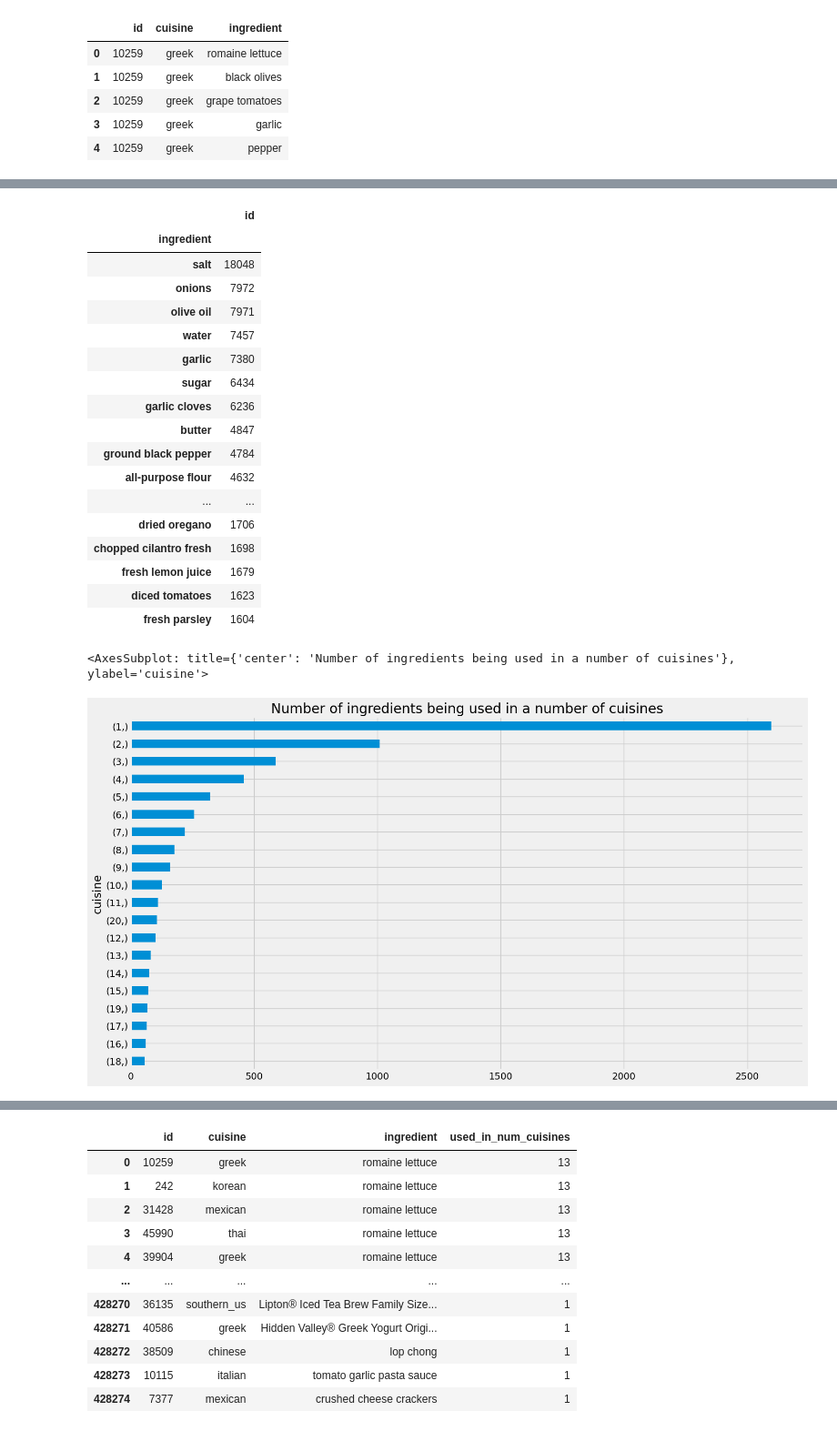
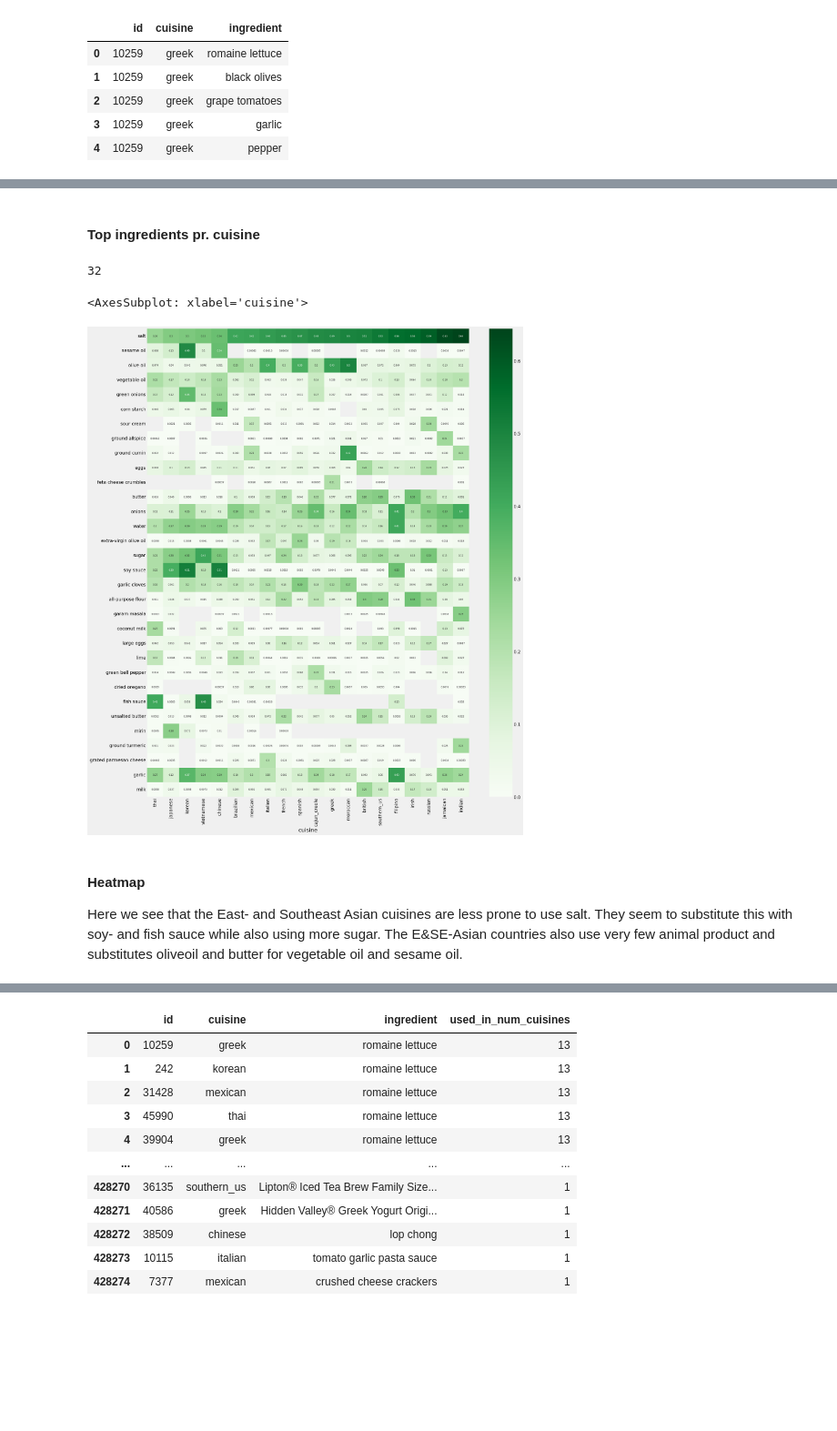
Before and after one commit to Askenm/AASAMC, a Jupyter notebook: src/EDA.ipynb, the cells around one changed output, grey strips where cells are left out. Shown at 91% size. Cells and saved outputs as stored; diff of their text form; code cells hidden in the pictures; blank space fills up the shorter version.

```diff
--- a/src/EDA.ipynb
+++ b/src/EDA.ipynb
@@ -100,38 +210,41 @@ recipes.plot(kind='hist',
-# %%
-recipes.head(40)
-# %% [output]
-|  | id |
-| ingredient |  |
-| salt | 18048 |
-| onions | 7972 |
-| olive oil | 7971 |
-| water | 7457 |
-| garlic | 7380 |
-| sugar | 6434 |
-| garlic cloves | 6236 |
-| butter | 4847 |
-| ground black pepper | 4784 |
-| all-purpose flour | 4632 |
-| ... | ... |
-| dried oregano | 1706 |
-| chopped cilantro fresh | 1698 |
-| fresh lemon juice | 1679 |
-| diced tomatoes | 1623 |
-| fresh parsley | 1604 |
-# %%
-plt.style.use('fivethirtyeight')
-cuisines = df[['cuisine','ingredient']].drop_duplicates()\
-                            .groupby('ingredient')\
-                            .aggregate('count')\
-                            .sort_values(by='cuisine',
-                                         ascending=False)\
-
-
-cuisine_counts = cuisines.value_counts().sort_values()
-
-cuisine_counts.plot(kind='barh',
-                   figsize=[16,9],
-                   title='Number of ingredients being used in a number of cuisines')
-# %% [output]
-<AxesSubplot: title={'center': 'Number of ingredients being used in a number of cuisines'}, ylabel='cuisine'>
-[figure, removed]
+# %% [markdown]
+#### Top ingredients pr. cuisine
+# %%
+## Here we find the top 5 ingredients for each cuisine
+## We then create a heatmap of how common these are across regions
+all_ingredients = set()
+cuisine_ingredients = defaultdict(dict)
+for cuisine in df['cuisine'].unique():
+    view = df.loc[df['cuisine']==cuisine]
+    for k,row in pd.DataFrame(view['ingredient'].value_counts()).reset_index().iterrows():
+        if k < 5:
+            all_ingredients.add(row['index'])
+        cuisine_ingredients[cuisine][row['index']] = row['ingredient']/num_dishes.loc[num_dishes.index==cuisine]['id'].values[0]
+
+
+
+print(len(all_ingredients))
+# %% [output]
+32
+# %%
+top_ingredients_df= defaultdict(list)
+for cuisine, top_ingredients in cuisine_ingredients.items():
+    top_ingredients_df['cuisine'].append(cuisine)
+    for ingredient in all_ingredients:
+        try:
+            top_ingredients_df[ingredient].append(top_ingredients[ingredient])
+        except:
+            top_ingredients_df[ingredient].append(None)
+
+top_ingredients_df = pd.DataFrame(top_ingredients_df).set_index('cuisine')
+# %%
+# This plot should
+plt.figure(figsize=(20,25))
+sns.heatmap(top_ingredients_df.sort_values(['salt']).transpose(), cmap='Greens', annot=True,
+            annot_kws={"size": 7}, vmin=0)
+# %% [output]
+<AxesSubplot: xlabel='cuisine'>
+[figure, added]
+# %% [markdown]
+#### Heatmap
+Here we see that the East- and Southeast Asian cuisines are less prone to use salt. They seem to substitute this with soy- and fish sauce while also using more sugar. The E&SE-Asian countries also use very few animal product and substitutes oliveoil and butter for vegetable oil and sesame oil.
```
Also changed, not shown: parts of 38 cells of this notebook.
